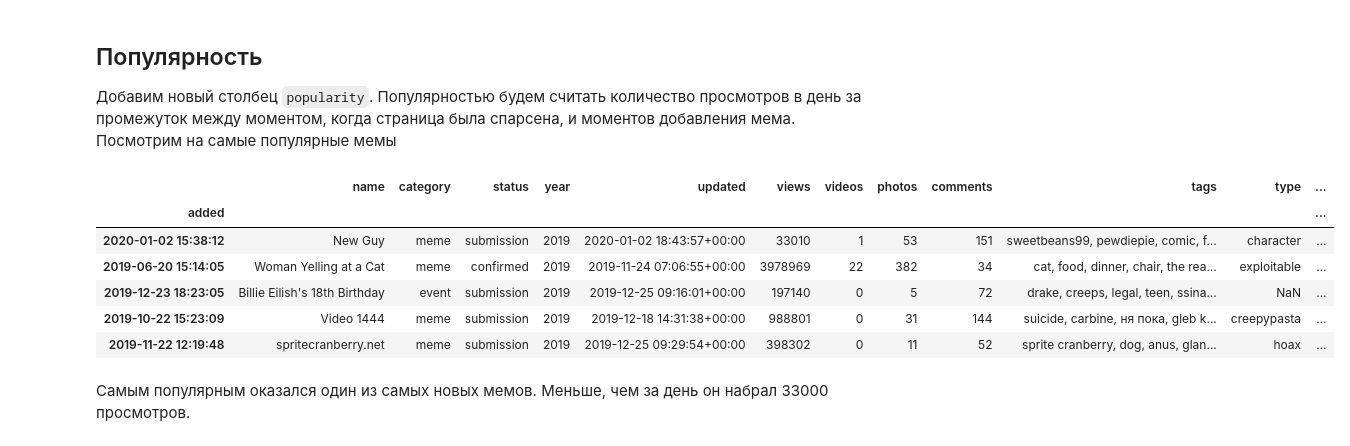
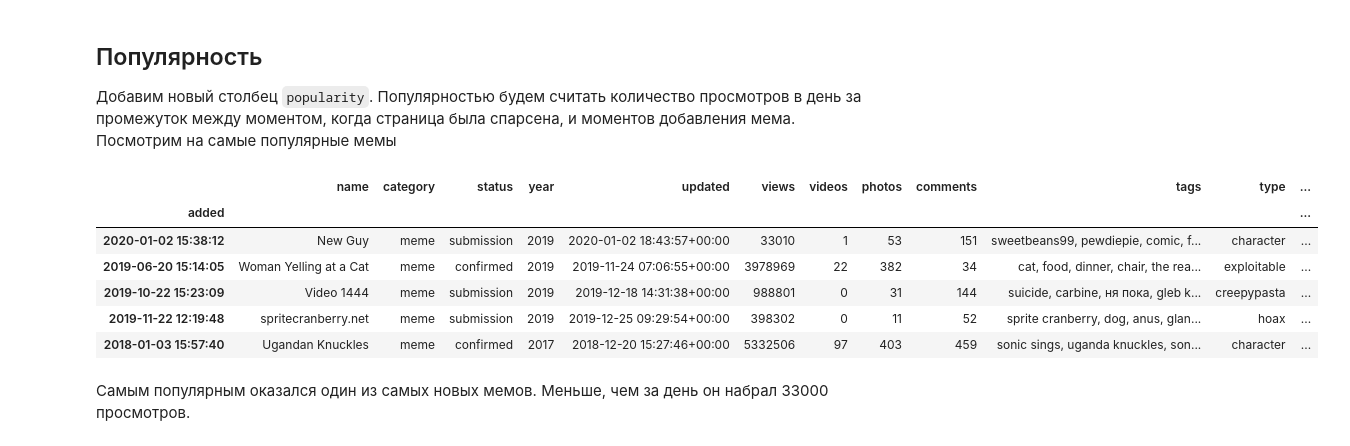
Before and after one commit to XopcLabs/memes, a Jupyter notebook: Research.ipynb, the cells around one changed output. Saved outputs shown, nothing was run; the diff lists cells and outputs as text; code cells hidden in the pictures.

```diff
--- a/Research.ipynb
+++ b/Research.ipynb
@@ -306,18 +306,19 @@ find_tagged(memes, 'dog', 'japan').sort_values('views', ascending=False).head(3)
 # %%
 memes['popularity'] = memes.scraped_at - memes.index.tz_localize('UTC')
 to_days = lambda x: x.days if x.days != 0 else 1
 memes['popularity'] = memes.popularity.map(to_days)
 memes['popularity'] = memes.views / memes.popularity
-most_popular = memes.sort_values('popularity', ascending=False).head(100)
+most_popular = memes.sort_values('popularity', ascending=False)
+most_popular =  most_popular[most_popular.category == 'meme'].head(1000)
 most_popular.head()
 # %% [output]
 |  | name | category | status | year | updated | views | videos | photos | comments | tags | type | ... |
 | added |  |  |  |  |  |  |  |  |  |  |  | ... |
 | 2020-01-02 15:38:12 | New Guy | meme | submission | 2019 | 2020-01-02 18:43:57+00:00 | 33010 | 1 | 53 | 151 | sweetbeans99, pewdiepie, comic, f... | character | ... |
 | 2019-06-20 15:14:05 | Woman Yelling at a Cat | meme | confirmed | 2019 | 2019-11-24 07:06:55+00:00 | 3978969 | 22 | 382 | 34 | cat, food, dinner, chair, the rea... | exploitable | ... |
-| 2019-12-23 18:23:05 | Billie Eilish's 18th Birthday | event | submission | 2019 | 2019-12-25 09:16:01+00:00 | 197140 | 0 | 5 | 72 | drake, creeps, legal, teen, ssina... | NaN | ... |
 | 2019-10-22 15:23:09 | Video 1444 | meme | submission | 2019 | 2019-12-18 14:31:38+00:00 | 988801 | 0 | 31 | 144 | suicide, carbine, ня пока, gleb k... | creepypasta | ... |
 | 2019-11-22 12:19:48 | spritecranberry.net | meme | submission | 2019 | 2019-12-25 09:29:54+00:00 | 398302 | 0 | 11 | 52 | sprite cranberry, dog, anus, glan... | hoax | ... |
+| 2018-01-03 15:57:40 | Ugandan Knuckles | meme | confirmed | 2017 | 2018-12-20 15:27:46+00:00 | 5332506 | 97 | 403 | 459 | sonic sings, uganda knuckles, son... | character | ... |
 # %% [markdown]
 Самым популярным оказался один из самых новых мемов. Меньше, чем за день он набрал 33000 просмотров.
 # %%
```
Also changed, not shown: parts of 5 cells of this notebook.
